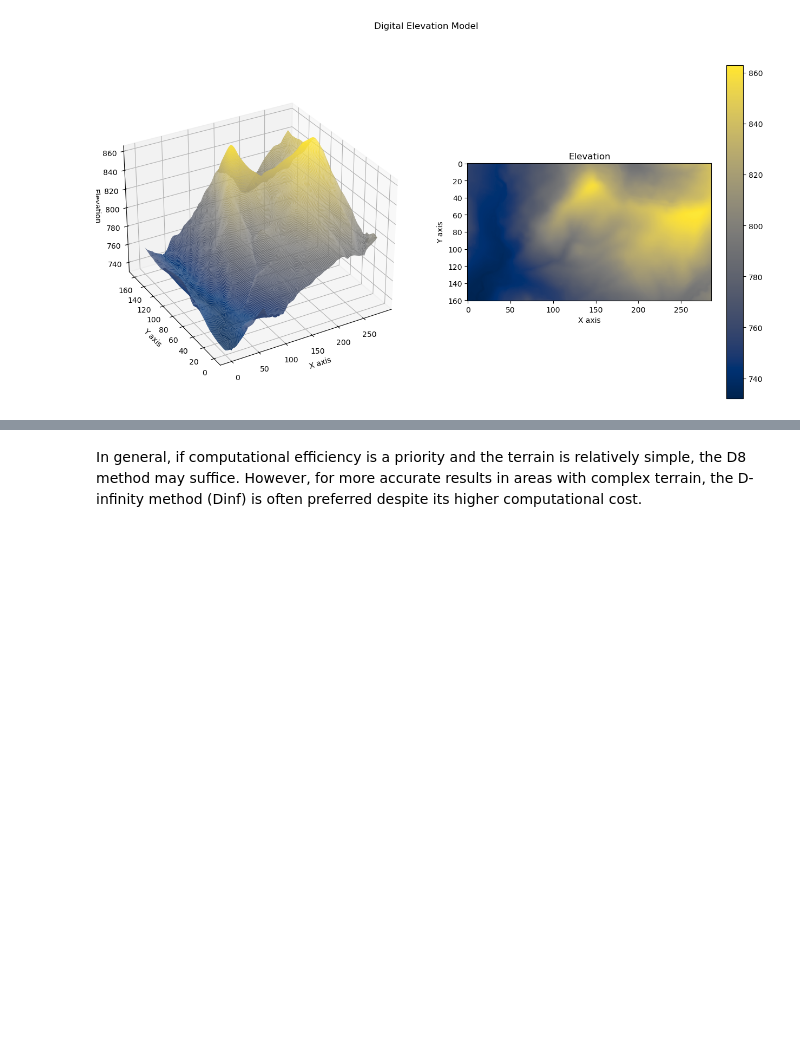
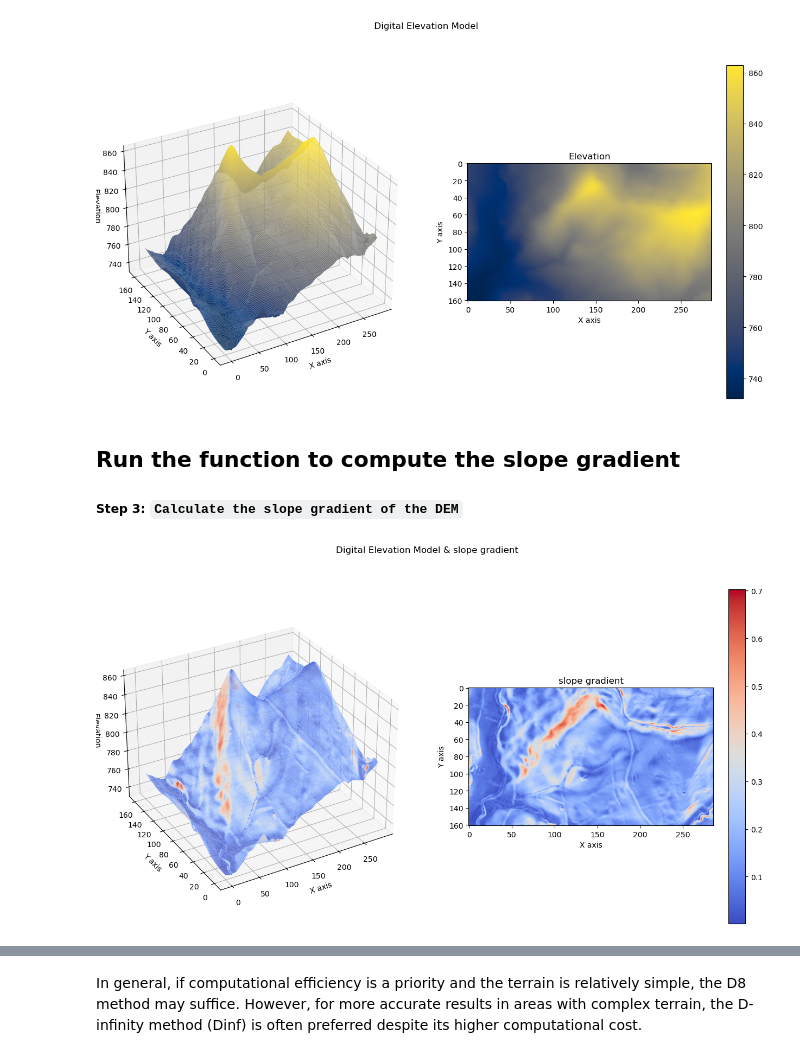
Before and after one commit to iMPACT-erosion/iMPACT-erosion, a Jupyter notebook: iMPACT-Start/2.Flow_accumulation.ipynb, the cells around one changed output, grey strips where cells are left out. Cells and saved outputs as stored; diff of their text form; code cells hidden in the pictures; blank space fills up the shorter version.

```diff
--- a/iMPACT-Start/2.Flow_accumulation.ipynb
+++ b/iMPACT-Start/2.Flow_accumulation.ipynb
@@ -44,6 +44,14 @@ dem_resol= dem_metadata['transform'][0]
 plot3d_dem(dem)
 # %% [output]
 [figure]
+# %% [markdown]
+## Run the function to compute the slope gradient
+##### Step 3: `Calculate the slope gradient of the DEM`
+# %%
+slope = slope_gradient(dem, dem_resol)
+plot3d_dem(dem,slope,'slope gradient')
+# %% [output]
+[figure, added]
 # %% [markdown]
 ## Run the function to compute the flow accumulation
 There are several methods available to calculate flow accumulation, but here we will see the two most popular ones, D8 and Dinf. The difference between these methods is mainly in how surface water flow is distributed to the neighbouring cells.
```
Also changed, not shown: parts of 8 cells of this notebook, 5 other files.
